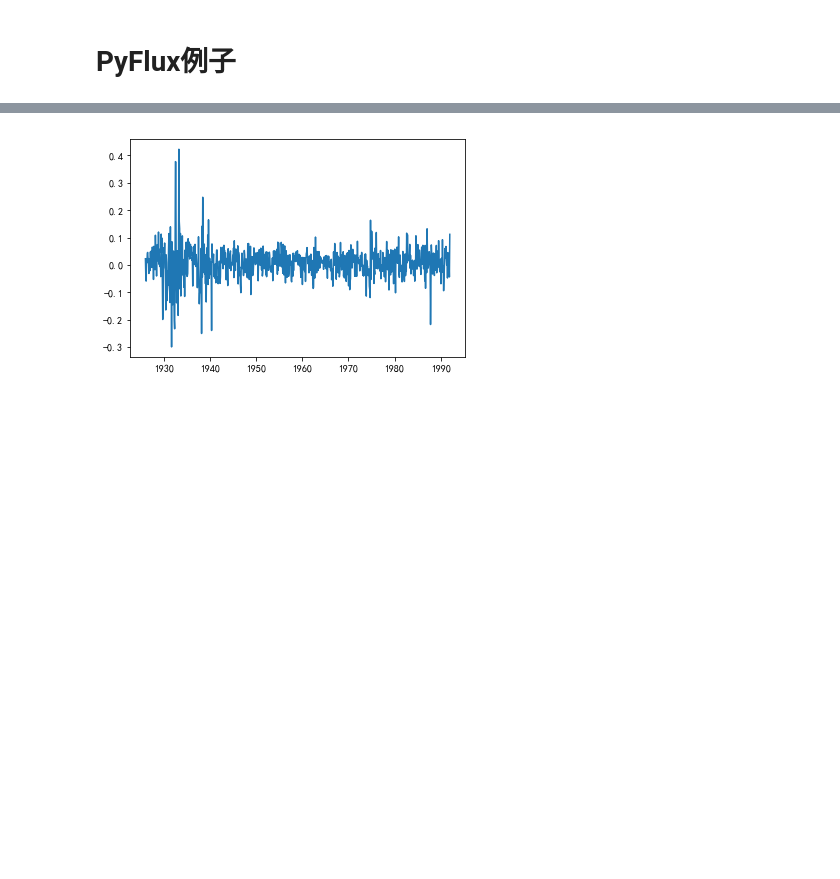
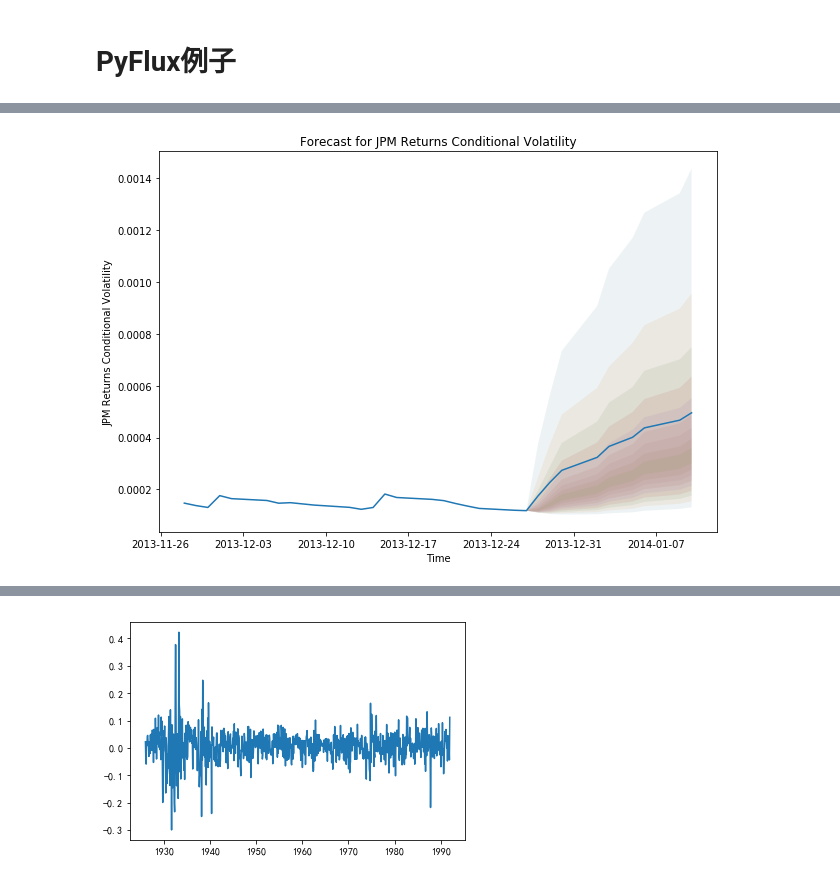
Before and after one commit to apmfifty/statistics, a Jupyter notebook: 应用时间序列分析/ARCH模型-demo.ipynb, the cells around one changed output, grey strips where cells are left out. Saved outputs shown, nothing was run; the diff lists cells and outputs as text; code cells hidden in the pictures; blank space fills up the shorter version.

```diff
--- a/应用时间序列分析/ARCH模型-demo.ipynb
+++ b/应用时间序列分析/ARCH模型-demo.ipynb
@@ -352,0 +346,4 @@ download(tickers, start=None, end=None, as_panel=False, group_by='column', auto_
+# %%
+model.plot_predict(h=10)
+# %% [output]
+[figure, added]
```
Also changed, not shown: parts of 6 cells of this notebook, 2 other files.
